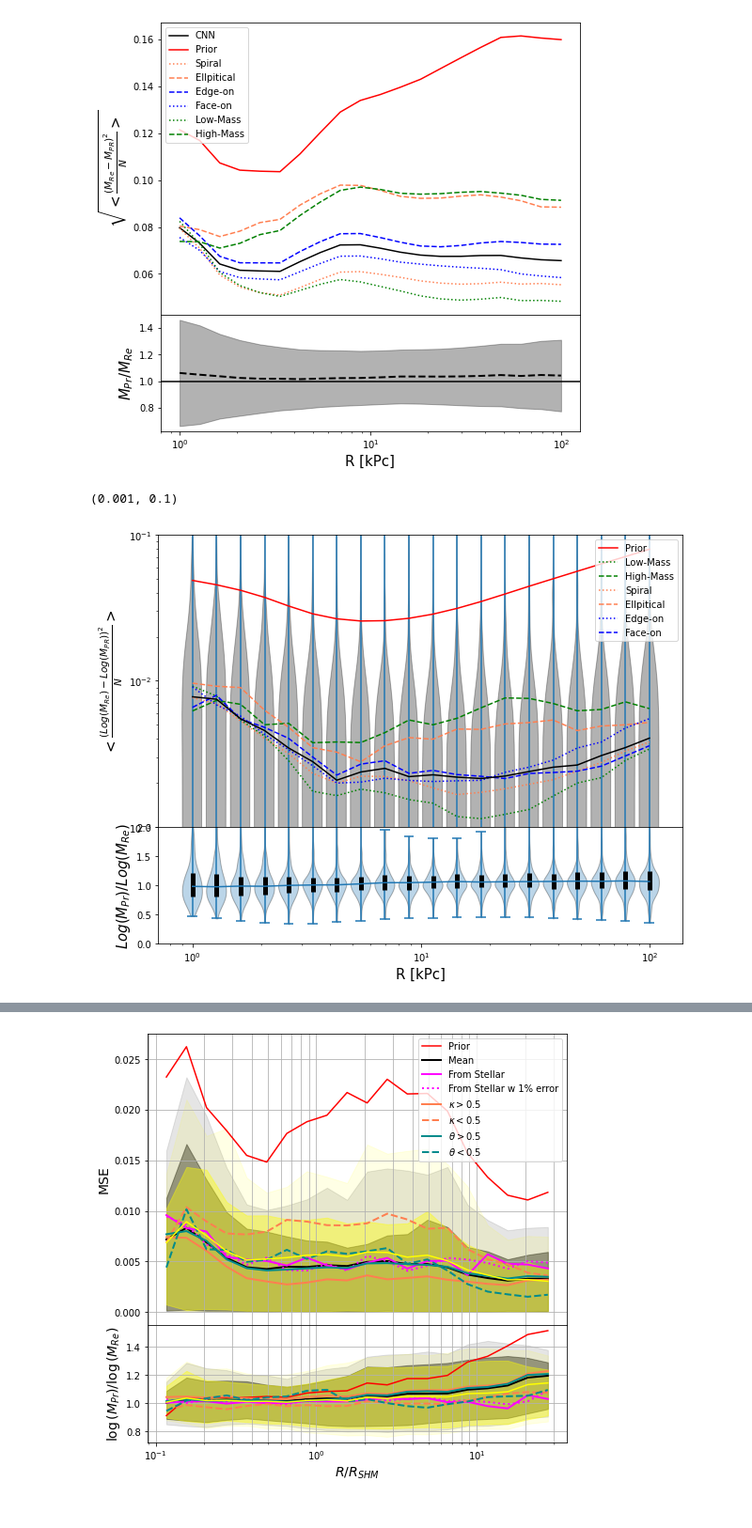
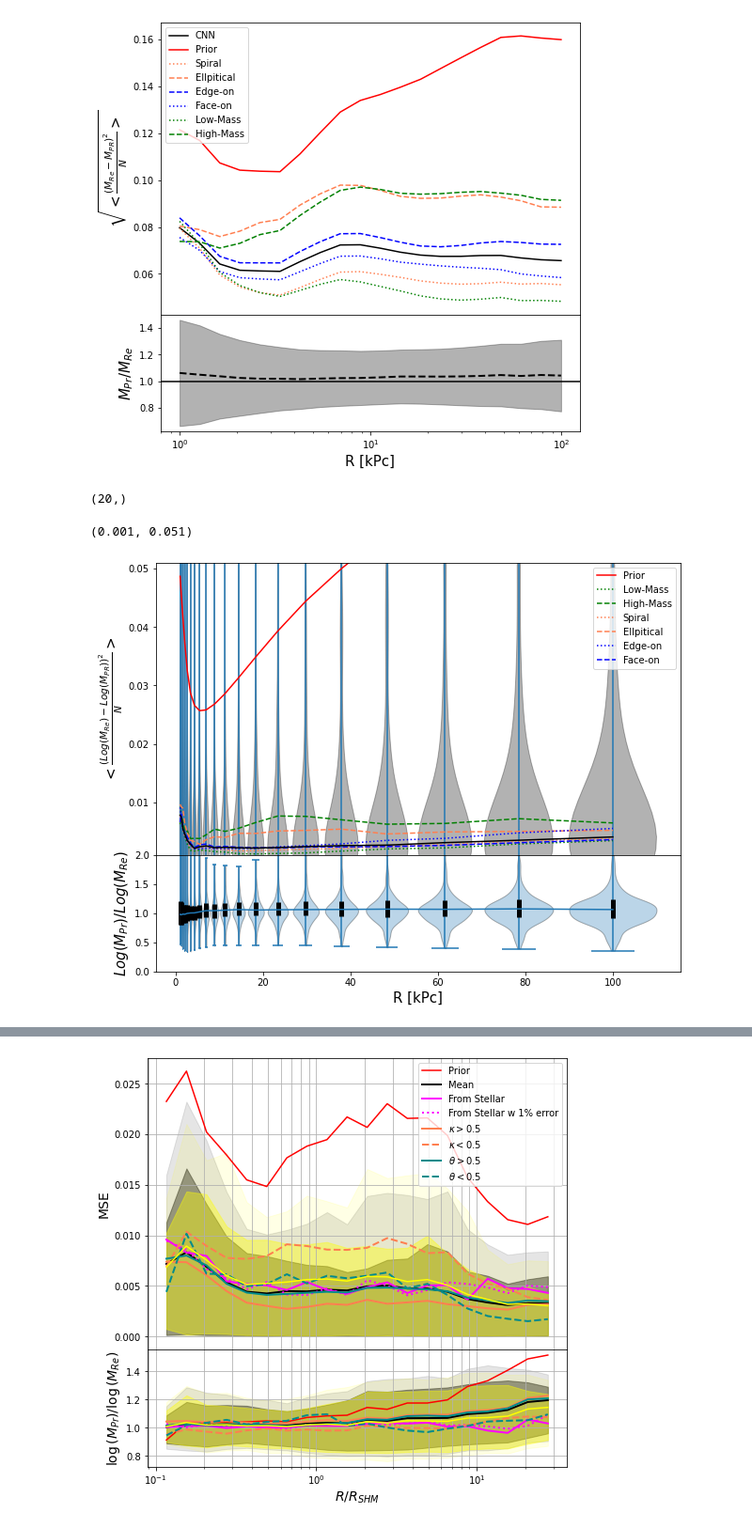
Before and after one commit to Martindelosrios/MaDaMe, a Jupyter notebook: codes/CNNs.ipynb, the cells around one changed output, grey strips where cells are left out. Shown at 94% size. Saved outputs shown, nothing was run; the diff lists cells and outputs as text; code cells hidden in the pictures.

Commit message:
trying  to make dobluesided violin plot

```diff
--- a/codes/CNNs.ipynb
+++ b/codes/CNNs.ipynb
@@ -1105,6 +1105,10 @@ Text(0, 0.5, '$M_{Pr} / M_{Re}$')
 # %%
 #quantiles = np.percentile((y_testset - y_predicted)**2, [25, 50, 75], axis=0)
 quantiles = np.percentile((np.log10(M_real) - np.log10(M_pred))**2, [25, 50, 75], axis=0)
+# %%
+R_bins.shape
+# %% [output]
+(20,)
 # %%
 fig,ax = plt.subplots(2,1, figsize = (10,8), gridspec_kw={'height_ratios':[2.5, 1], 'hspace':0}, sharex = True)
 
@@ -1122,8 +1126,8 @@ ax[0].plot(R_bins, quantiles[1,:], zorder=4, color = 'black')
 #ax[0].vlines(R_bins, quantiles[0,:], quantiles[2,:], color='k', linestyle='-', lw=5)
 #ax[0].plot(R_bins, np.sqrt(quantiles[0,:]), color = '#1f77b4' , zorder=4)
 #ax[0].plot(R_bins, np.sqrt(quantiles[2,:]), color = '#1f77b4' , zorder=4)
-ax[0].set_xscale('log')
-ax[0].set_yscale('log')
+#ax[0].set_xscale('log')
+#ax[0].set_yscale('log')
 #ax[0].plot(R_bins, mse/mse_prior, color = 'red')
 #%ax[0].plot(R_bins, mse_prior**2, color = 'red', label = 'Prior')
 ax[0].plot(R_bins, mean_squared_error(np.log10(M_real), np.log10(M_prior), multioutput = 'raw_values'), color = 'red', label = 'Prior')
@@ -1150,33 +1154,33 @@ mse_aux = np.percentile((np.log10(M_real[ind_aux]) - np.log10(M_pred[ind_aux]))*
 ax[0].plot(R_bins, mse_aux, color = 'green', ls = ':', label = 'Low-Mass')
 
 ind_aux = np.where(np.log10(properties[test_ind, 2]) > np.log10(properties[test_ind,2]).mean())[0]
 mse_aux = np.percentile((np.log10(M_real[ind_aux]) - np.log10(M_pred[ind_aux]))**2, [50], axis=0)[0]
 ax[0].plot(R_bins, mse_aux, color = 'green', ls = '--', label = 'High-Mass')
 # --------------------------------
 
 # Kappa splitting
 ind_aux = np.where(properties[test_ind, 15] > 0.5)[0]
 mse_aux = np.percentile((np.log10(M_real[ind_aux]) - np.log10(M_pred[ind_aux]))**2, [50], axis=0)[0]
 ax[0].plot(R_bins, mse_aux, color = 'coral', ls = ':', label = 'Spiral')
 
 ind_aux = np.where(properties[test_ind, 15] < 0.5)[0]
 mse_aux = np.percentile((np.log10(M_real[ind_aux]) - np.log10(M_pred[ind_aux]))**2, [50], axis=0)[0]
 ax[0].plot(R_bins, mse_aux, color = 'coral', ls = '--', label = 'Ellpitical')
 # ------------------------------------
 
 # Theta splitting
 ind_aux = np.where( (properties[test_ind, 18] > (np.pi/4)) & (properties[test_ind, 18] < (3*np.pi/4)))[0]
 mse_aux = np.percentile((np.log10(M_real[ind_aux]) - np.log10(M_pred[ind_aux]))**2, [50], axis=0)[0]
 ax[0].plot(R_bins, mse_aux, color = 'blue', ls = ':', label = 'Edge-on')
 
 ind_aux = np.where( (properties[test_ind, 18] < (np.pi/4)) | (properties[test_ind, 18] > (3*np.pi/4)))[0]
 mse_aux = np.percentile((np.log10(M_real[ind_aux]) - np.log10(M_pred[ind_aux]))**2, [50], axis=0)[0]
 ax[0].plot(R_bins, mse_aux, color = 'blue', ls = '--', label = 'Face-on')
 # --------------------------------
 
 ax[0].legend()
-ax[0].set_ylim(1e-3,1e-1)
+ax[0].set_ylim(0.001,0.051)
 #plt.savefig('../graphs/MSE_v2_' + name + '.pdf')
 # %% [output]
-(0.001, 0.1)
+(0.001, 0.051)
-[figure, old version]
+[figure, new version]
```
Also changed, not shown: parts of 6 cells of this notebook.
